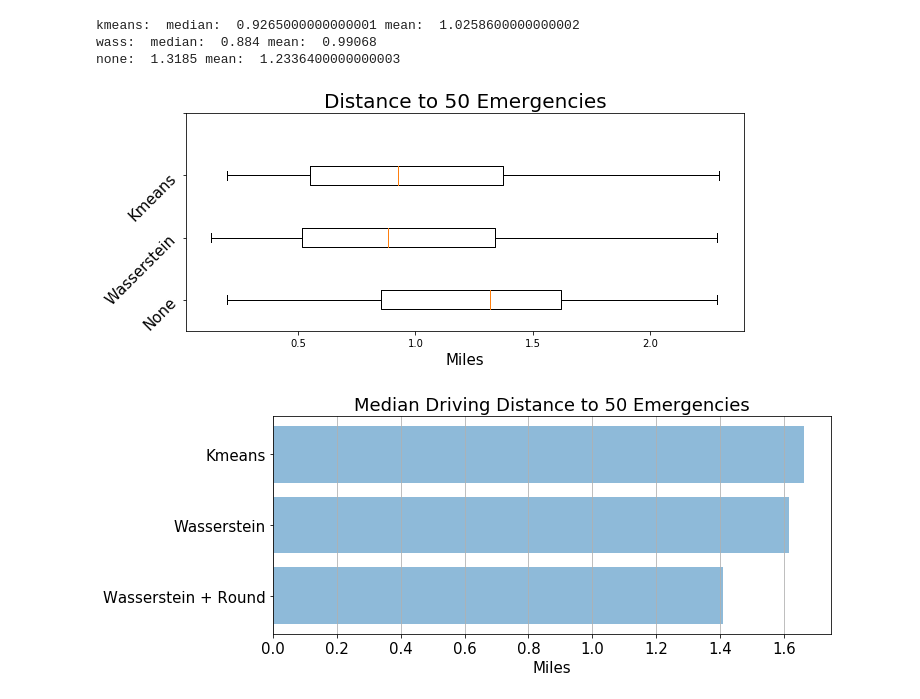
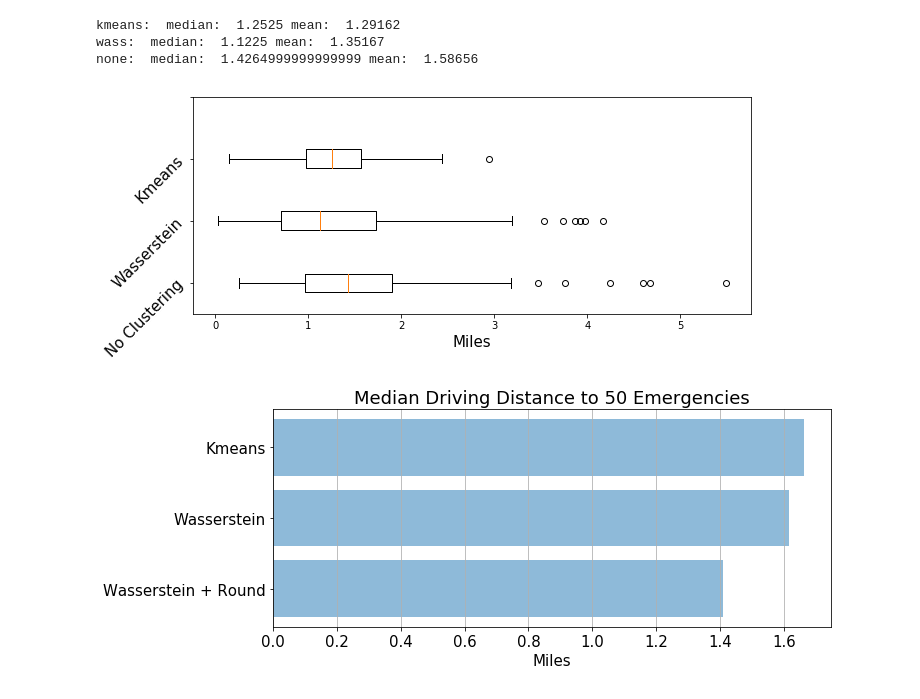
Before and after one commit to rjhosler/IUPUI-REU, a Jupyter notebook: Response Time.ipynb, the cells around one changed output. Saved outputs shown, nothing was run; the diff lists cells and outputs as text; code cells hidden in the pictures.

```diff
--- a/Response Time.ipynb
+++ b/Response Time.ipynb
@@ -42,5 +42,5 @@ print ((full_data['DATE_TIME'] [st+50] - full_data['DATE_TIME'] [st]))
 # %%
-interval_count = 14
+interval_count = 28
 st = len(full_data) - 8000
 PointProcess = PointProcessRun(param_location = 'Trained_Params_.npz')
 start_time = full_data['DATE_TIME'] [st]
@@ -95,7 +100,8 @@ for x in range (mx):
     #PointProcess.update_from_new_inputs(update, save_out = False)
     grid_loc = PointProcess.locs_for_wasserstein (start_time, interval_count, top_percent = 80)
 
-    total_data = np.concatenate ((centers, still_data))
+    #total_data = np.concatenate ((centers, still_data))
+    total_data = centers
 
     #find closest center
     mindist = 9999
@@ -121,11 +127,11 @@ for x in range (mx):
         tp_rm = truck_point
 
         cluster = Cluster(grid_loc, n = len(centers))
-        cluster.remove_points (still_data)
+        #cluster.remove_points (still_data)
         cluster.set_centers (centers[:,0:2], len(centers))
-        #lam = cluster.learn_lam(n_iter = 10, rand_centers = False)
+        lam = cluster.learn_lam(n_iter = 5, rand_centers = False)
         #cluster.round_off()
-        cluster.process_data_kmeans(True)
+        #cluster.process_data_kmeans(True)
         centers = cluster.get_centers()
         data = cluster.get_data()
 
@@ -137,12 +143,12 @@ for x in range (mx):
         plt.imshow(heatmap.T, extent=extent, origin='lower')
         plt.scatter(em[st+x:st+mx,1], em[st+x:st+mx,0], c = 'green', s = 100, alpha = 0.5)
         plt.scatter(centers[:,1], centers[:,0], c = 'red', s = 100, alpha = 0.5)
-        plt.scatter(still_data[:,1], still_data[:,0], c = 'blue', s = 100, alpha = 0.5)
+        #plt.scatter(still_data[:,1], still_data[:,0], c = 'blue', s = 100, alpha = 0.5)
         plt.show()
         plt.close()
 
         #find driving distance to that point
-    #driving_distance = cluster.driving_distance (emergency, truck_point)
-    driving_distance = haversine (emergency, truck_point, miles = True)
+    driving_distance = cluster.driving_distance (emergency, truck_point)
+    #driving_distance = haversine (emergency, truck_point, miles = True)
     all_driving = np.append (all_driving, driving_distance)
 # %% [output]
@@ -165,6 +174,12 @@ for x in range (mx):
 # FOR NO CLUSTERING
 ##########
 '''
+interval_count = 28
+st = len(full_data) - 8000
+PointProcess = PointProcessRun(param_location = 'Trained_Params_.npz')
+start_time = full_data['DATE_TIME'] [st]
+grid_loc = PointProcess.locs_for_wasserstein (start_time, interval_count, top_percent = 80)
+
 centers = ems_locs
 all_driving = np.empty ([0])
 tp_rm_any = False
@@ -173,7 +188,8 @@ for x in range (mx):
     emergency [1] = full_data ['XCOORD'] [st + x]
     emergency [0] = full_data ['YCOORD'] [st + x]
 
-    total_data = np.concatenate ((centers, still_data))
+    #total_data = np.concatenate ((centers, still_data))
+    total_data = centers
 
     #find closest center
     mindist = 9999
@@ -199,12 +215,12 @@ for x in range (mx):
         tp_rm = truck_point
 
     #find driving distance to that point
-    #driving_distance = cluster.driving_distance (emergency, truck_point)
-    driving_distance = haversine (emergency, truck_point, miles = True)
+    driving_distance = cluster.driving_distance (emergency, truck_point)
+    #driving_distance = haversine (emergency, truck_point, miles = True)
     all_driving = np.append (all_driving, driving_distance)
 # %%
-#all_driving = np.around(all_driving * 0.621371, decimals = 3)
-all_driving = np.around(all_driving, decimals = 3)
+all_driving = np.around(all_driving * 0.621371, decimals = 3)
+#all_driving = np.around(all_driving, decimals = 3)
 np.set_printoptions(suppress=True)
 print (all_driving)
 print (np.around (all_driving.mean(), decimals = 3))
@@ -238,31 +244,30 @@ plt.legend()
 # %%
 data = [kmeans_rt, wass_rt, none_rt]
 print ('kmeans: ', 'median: ', np.median (kmeans_rt), 'mean: ', kmeans_rt.mean())
 print ('wass: ', 'median: ', np.median (wass_rt), 'mean: ', wass_rt.mean())
-print ('none: ', np.median (none_rt), 'mean: ', none_rt.mean())
+print ('none: ', 'median: ', np.median (none_rt), 'mean: ', none_rt.mean())
 
 labels=['',
         'Kmeans',
         'Wasserstein',
-        'None']
+        'No Clustering']
 
 x_pos = np.arange(4)
 
 # Multiple box plots on one Axes
 fig, ax = plt.subplots(figsize=(10,4))
 bp = ax.boxplot(data, notch = 0, sym = '+', vert=0, whis=1.5)
 plt.setp(bp['fliers'], color='red', marker='o')
 ax.set_xlabel("Miles", fontsize = 15)
 ax.set_yticks(x_pos)
 ax.set_yticklabels(labels, rotation=45, fontsize = 15)
 ax.invert_yaxis()
-plt.title("Distance to 50 Emergencies", fontsize = 20)
 plt.show()
 # %% [output]
-kmeans:  median:  0.9265000000000001 mean:  1.0258600000000002
-wass:  median:  0.884 mean:  0.99068
-none:  1.3185 mean:  1.2336400000000003
+kmeans:  median:  1.2525 mean:  1.29162
+wass:  median:  1.1225 mean:  1.35167
+none:  median:  1.4264999999999999 mean:  1.58656
-[figure, old version]
+[figure, new version]
 # %%
 tosave = ax.get_figure()
 tosave.savefig('Miles.png', bbox_inches='tight')
```
Also changed, not shown: parts of 6 cells of this notebook.
